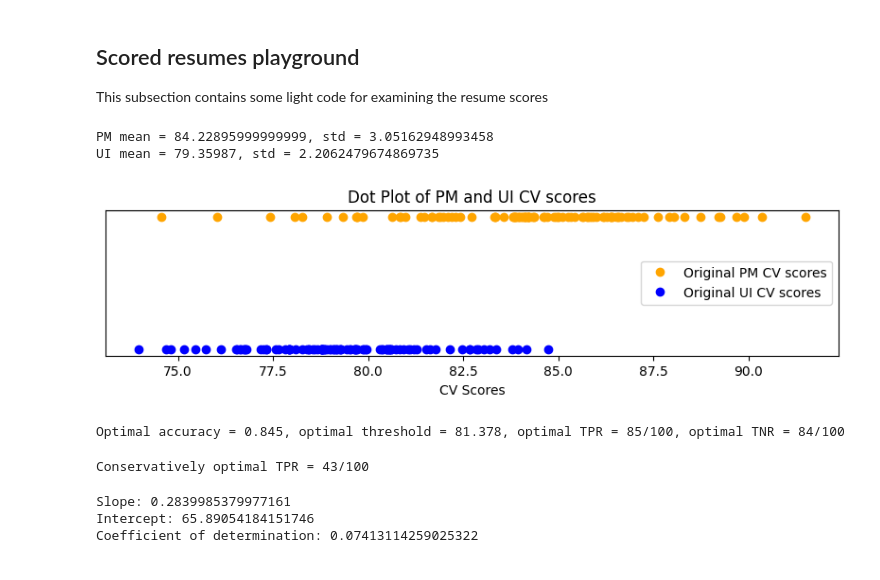
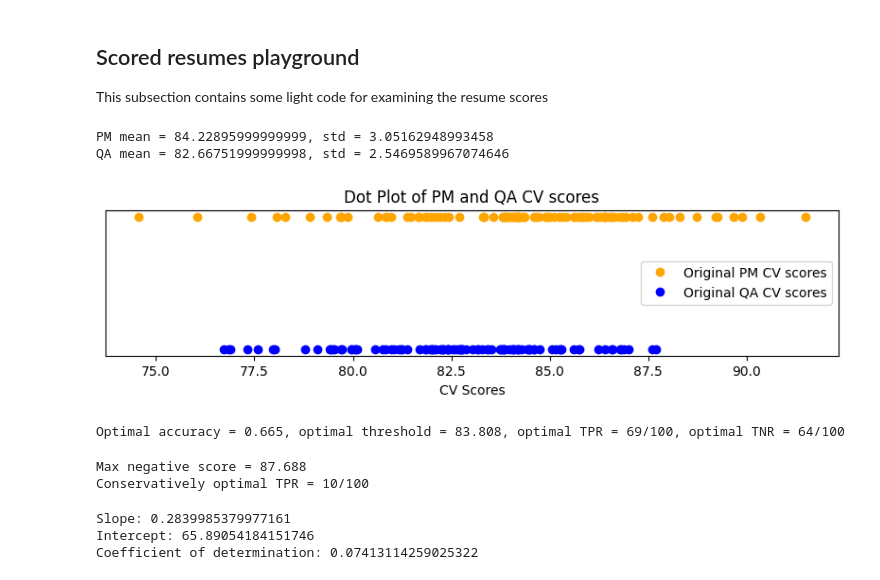
Before and after one commit to heyyjudes/llm-hiring-ecosystem, a Jupyter notebook: execution.ipynb, the cells around one changed output. Cells and saved outputs as stored; diff of their text form; code cells hidden in the pictures.

```diff
--- a/execution.ipynb
+++ b/execution.ipynb
@@ -246,7 +246,7 @@ original_cv_scores.to_csv(ORIGINAL_CV_SCORES_OUTPUT_FILENAME)
 # Import each type
 # Import the original positive CS scores from a file
 ORIGINAL_POSITIVE_SCORES_INPUT_FILENAME = "data/100 original PM CV scores.csv"
-ORIGINAL_NEGATIVE_SCORES_INPUT_FILENAME = "data/100 original UI CV scores.csv"
+ORIGINAL_NEGATIVE_SCORES_INPUT_FILENAME = "data/100 original QA CV scores.csv"
 
 original_positive_cv_scores: pd.Series = pd.read_csv(ORIGINAL_POSITIVE_SCORES_INPUT_FILENAME)["CV Score"]
 original_negative_cv_scores: pd.Series = pd.read_csv(ORIGINAL_NEGATIVE_SCORES_INPUT_FILENAME)["CV Score"]
@@ -255,38 +255,38 @@ positive_mean = original_positive_cv_scores.mean()
 positive_std = original_positive_cv_scores.std()
 negative_mean = original_negative_cv_scores.mean()
 negative_std = original_negative_cv_scores.std()
 
 print(f"PM mean = {positive_mean}, std = {positive_std}")
-print(f"UI mean = {negative_mean}, std = {negative_std}")
+print(f"QA mean = {negative_mean}, std = {negative_std}")
 
 import numpy as np
 import matplotlib.pyplot as plt
 
 # Create a figure and axis
 fig, ax = plt.subplots(figsize=(10, 2))
 
 # Plot the positive scores
 ax.plot(original_positive_cv_scores, np.ones_like(original_positive_cv_scores), 'o', color='orange', label='Original PM CV scores')
 
 # Plot the negative scores
-ax.plot(original_negative_cv_scores, np.zeros_like(original_negative_cv_scores), 'o', color='blue', label='Original UI CV scores')
+ax.plot(original_negative_cv_scores, np.zeros_like(original_negative_cv_scores), 'o', color='blue', label='Original QA CV scores')
 
 # Set y-ticks to be hidden to make it look like a 1-dimensional plot
 ax.set_yticks([])
 
 # Add labels and title
 ax.set_xlabel('CV Scores')
-ax.set_title('Dot Plot of PM and UI CV scores')
+ax.set_title('Dot Plot of PM and QA CV scores')
 
 # Add a legend
 ax.legend(loc='center right')
 
 # Display the plot
 plt.show()
 # %% [output]
 PM mean = 84.22895999999999, std = 3.05162948993458
-UI mean = 79.35987, std = 2.2062479674869735
+QA mean = 82.66751999999998, std = 2.5469589967074646
-[figure, old version]
+[figure, new version]
 # %%
 # Sorted in descending order (this makes computing certain quantities easier)
 sorted_positive_scores = sorted(original_positive_cv_scores.values.tolist(), reverse = True)
@@ -359,13 +359,16 @@ print(f"Optimal accuracy = {optimal_accuracy}, optimal threshold = {optimal_thre
 # print(len([score for score in original_positive_cv_scores if score >= optimal_threshold]))
 # print(len([score for score in original_negative_cv_scores if score < optimal_threshold]))
 # %% [output]
-Optimal accuracy = 0.845, optimal threshold = 81.378, optimal TPR = 85/100, optimal TNR = 84/100
+Optimal accuracy = 0.665, optimal threshold = 83.808, optimal TPR = 69/100, optimal TNR = 64/100
 # %%
 # Compute the conservatively optimal TPR
-conservatively_optimal_TP = len([score for score in original_positive_cv_scores if score > max(original_negative_cv_scores)])
+max_negative_cv_score = max(original_negative_cv_scores)
+conservatively_optimal_TP = len([score for score in original_positive_cv_scores if score > max_negative_cv_score])
+print(f"Max negative score = {max_negative_cv_score}")
 print(f"Conservatively optimal TPR = {conservatively_optimal_TP}/{num_positive_scores}")
 # %% [output]
-Conservatively optimal TPR = 43/100
+Max negative score = 87.688
+Conservatively optimal TPR = 10/100
 # %%
 # # Create a scatterplot of original score vs improved score
 # original_score_column_name = "CV Score"
```
Also changed, not shown: parts of 2 cells of this notebook, 1 other file.
